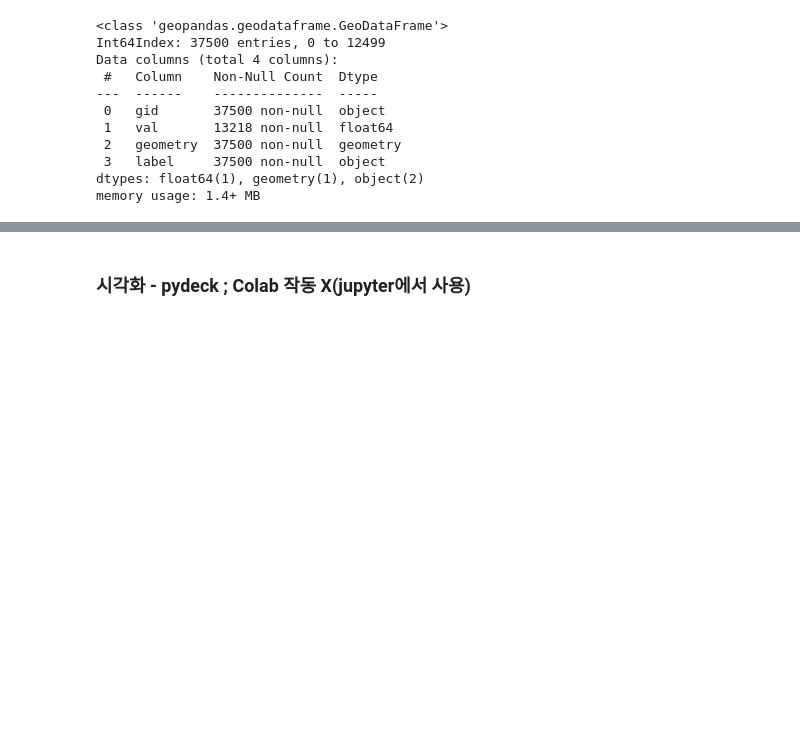
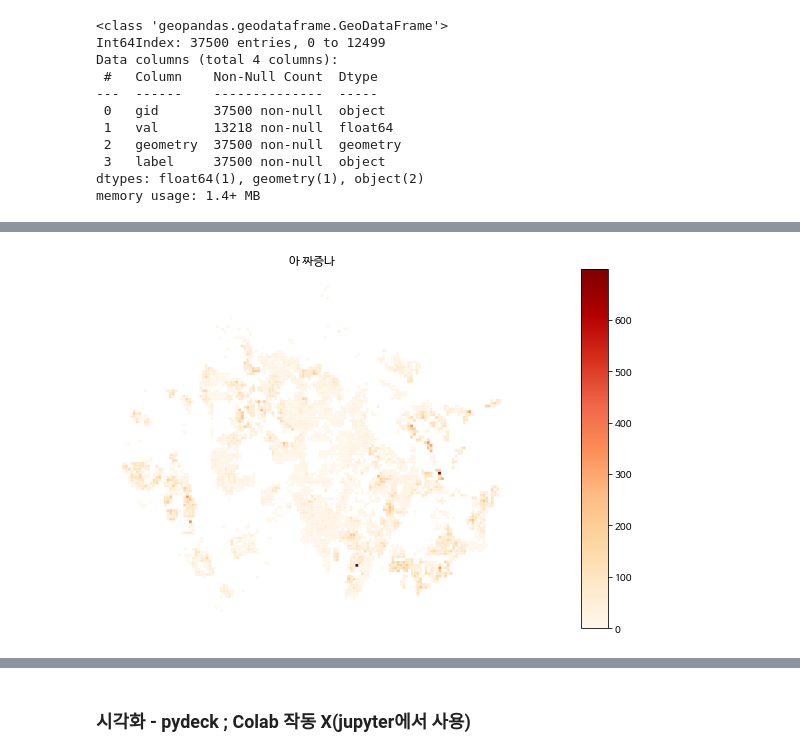
Before and after one commit to eruru0411/DL_Study, a Jupyter notebook: LH.ipynb, the cells around one changed output, grey strips where cells are left out. Drawn from its saved outputs; the diff is of its cells as text; code cells hidden in the pictures; blank space fills up the shorter version.

```diff
--- a/LH.ipynb
+++ b/LH.ipynb
@@ -529 +921,4 @@ df_교통노드20.head()        # -> multipoint이나 실제로 한 쌍의 위
+# %%
+df_popul['geometry1'] = df_popul['geometry']
+df_popul['geometry'] = df_popul['geo_cent']
 # %%
@@ -538 +953,16 @@ df_인도26.head()
+# %%
+from mpl_toolkits.axes_grid1 import make_axes_locatable
+# 수원 시군구 인구 분포 단계구분도(Chropleth Map) 시각화
+fig, ax = plt.subplots(1, 1, figsize=(10, 10))
+# 범례
+divider = make_axes_locatable(ax)
+cax = divider.append_axes("right", size="5%", pad=0.1)
+# 시각화
+column = 'val'
+df_popul[df_popul['label'] == '유소년'].plot(column, ax=ax, legend=True, cax=cax, cmap='OrRd')
+ax.set_title("아 짜증나")
+ax.set_axis_off()
+plt.show()
+# %% [output]
+[figure, added]
 # %%
```
Also changed, not shown: parts of 64 cells of this notebook.
